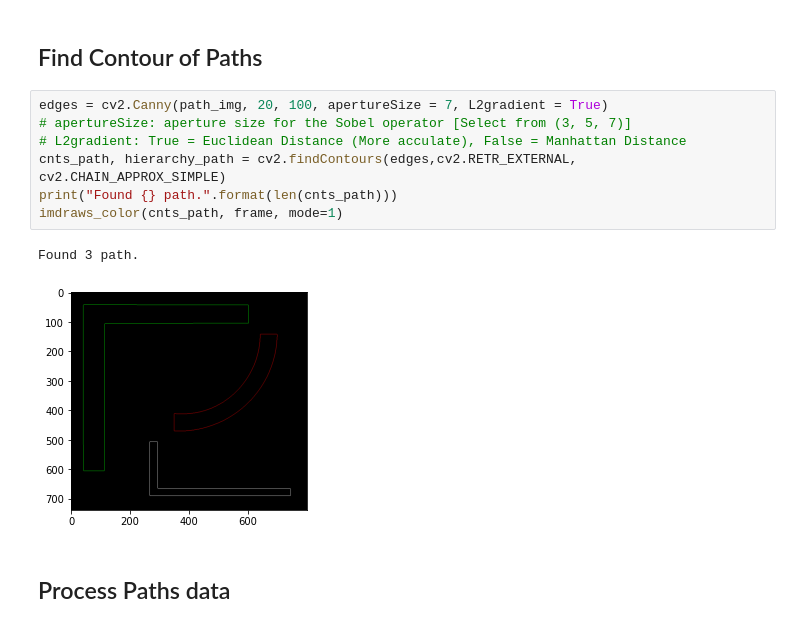
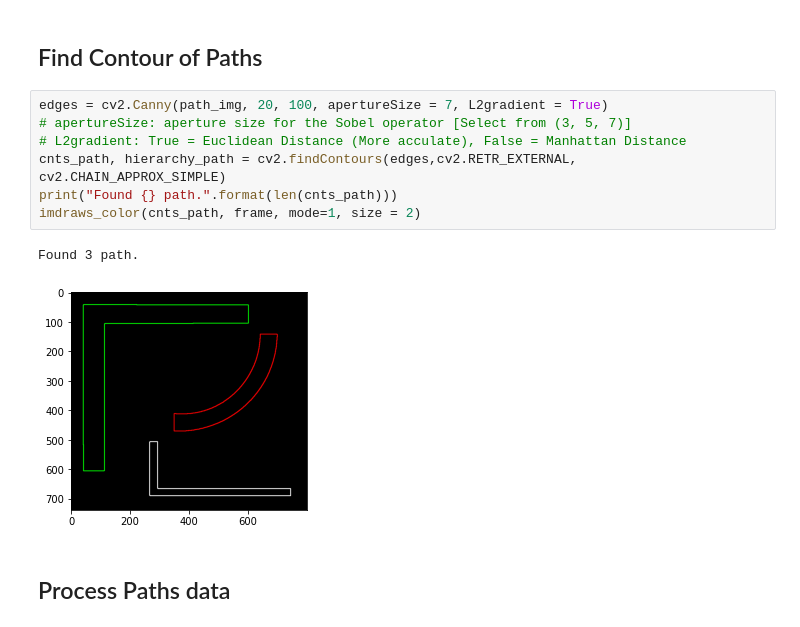
Before and after one commit to teerameth/Module6-7, a Jupyter notebook: MileStone27.ipynb, the cells around one changed output. Drawn from its saved outputs; the diff is of its cells as text.

Commit message:
increase path line width

```diff
--- a/MileStone27.ipynb
+++ b/MileStone27.ipynb
@@ -94,12 +94,12 @@ imshows([original, original_eroded, marker_mask, path_img], ['Original', 'Eroded
 # %%
 edges = cv2.Canny(path_img, 20, 100, apertureSize = 7, L2gradient = True)
 # apertureSize: aperture size for the Sobel operator [Select from (3, 5, 7)]
 # L2gradient: True = Euclidean Distance (More acculate), False = Manhattan Distance
 cnts_path, hierarchy_path = cv2.findContours(edges,cv2.RETR_EXTERNAL, cv2.CHAIN_APPROX_SIMPLE)
 print("Found {} path.".format(len(cnts_path)))
-imdraws_color(cnts_path, frame, mode=1)
+imdraws_color(cnts_path, frame, mode=1, size = 2)
 # %% [output]
 Found 3 path.
-[figure, old version]
+[figure, new version]
 # %% [markdown]
 ## Process Paths data
```
Also changed, not shown: 1 other file.
